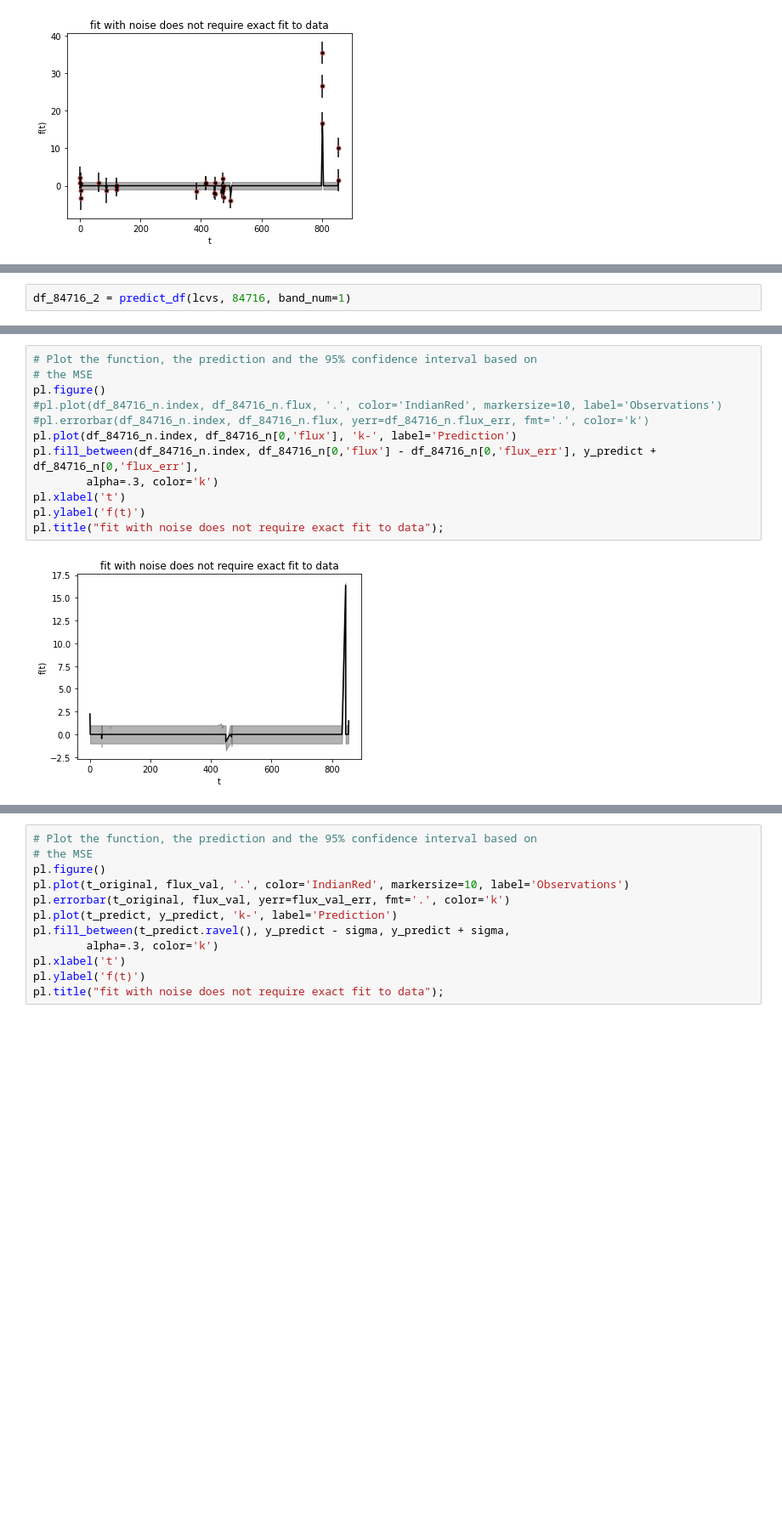
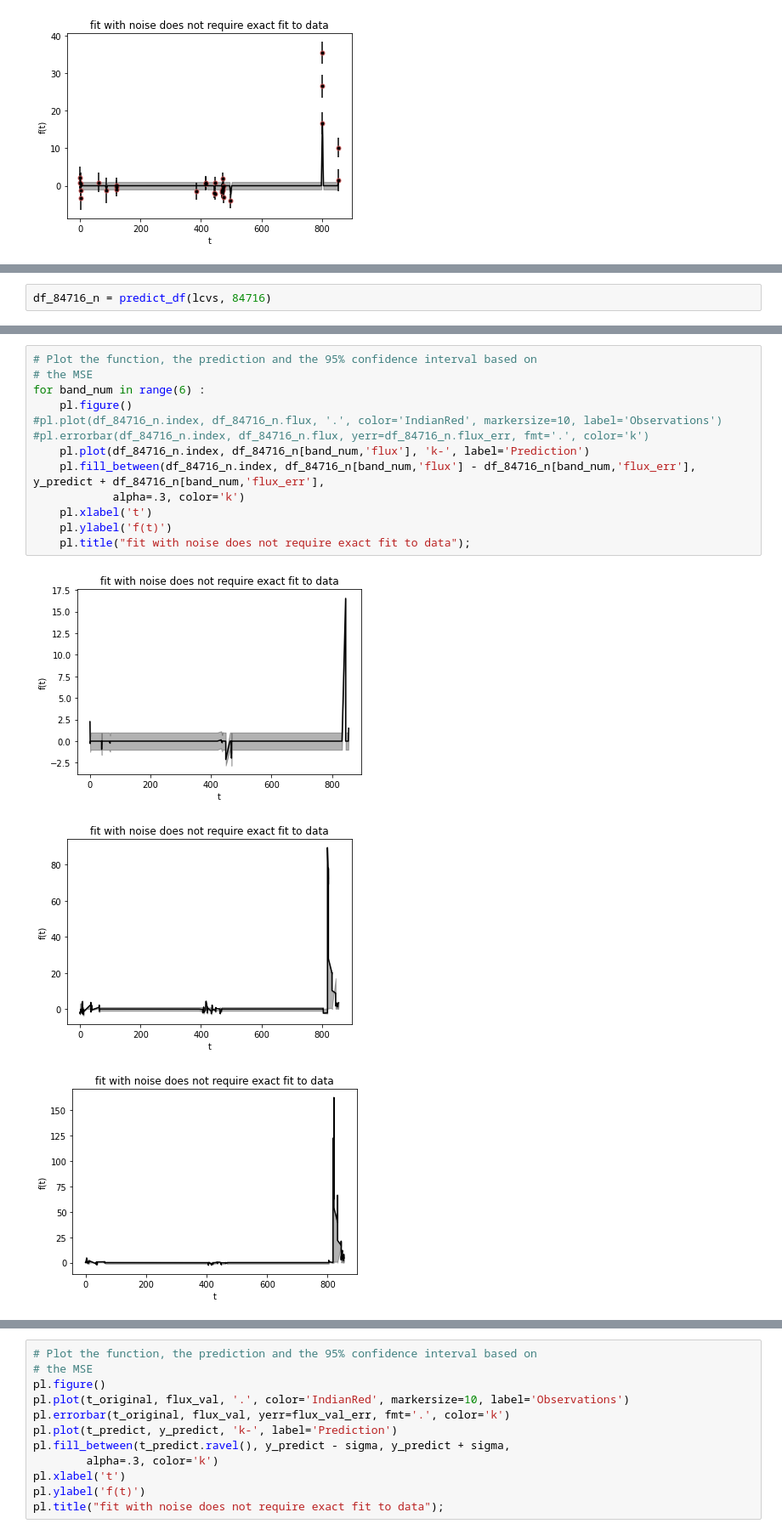
Before and after one commit to ahmadryan/MLTSA_RQudsi, a Jupyter notebook: HW9_RQudsi/Assignemnt9_MLTSA.ipynb, the cells around one changed output, grey strips where cells are left out. Shown at 85% size. Cells and saved outputs as stored; diff of their text form; blank space fills up the shorter version.

```diff
--- a/HW9_RQudsi/Assignemnt9_MLTSA.ipynb
+++ b/HW9_RQudsi/Assignemnt9_MLTSA.ipynb
@@ -249,4 +253,4 @@ def predict_df( df, obid, band_num) :
 
     return df_r
 # %%
-df_84716_2 = predict_df(lcvs, 84716, band_num=1)
+df_84716_n = predict_df(lcvs, 84716)
@@ -264,14 +266,17 @@ df_84716_n.head()
 # %%
 # Plot the function, the prediction and the 95% confidence interval based on
 # the MSE
-pl.figure()
+for band_num in range(6) :
+    pl.figure()
 #pl.plot(df_84716_n.index, df_84716_n.flux, '.', color='IndianRed', markersize=10, label='Observations')
 #pl.errorbar(df_84716_n.index, df_84716_n.flux, yerr=df_84716_n.flux_err, fmt='.', color='k')
-pl.plot(df_84716_n.index, df_84716_n[0,'flux'], 'k-', label='Prediction')
-pl.fill_between(df_84716_n.index, df_84716_n[0,'flux'] - df_84716_n[0,'flux_err'], y_predict + df_84716_n[0,'flux_err'],
-        alpha=.3, color='k')
-pl.xlabel('t')
-pl.ylabel('f(t)')
-pl.title("fit with noise does not require exact fit to data");
+    pl.plot(df_84716_n.index, df_84716_n[band_num,'flux'], 'k-', label='Prediction')
+    pl.fill_between(df_84716_n.index, df_84716_n[band_num,'flux'] - df_84716_n[band_num,'flux_err'], y_predict + df_84716_n[band_num,'flux_err'],
+            alpha=.3, color='k')
+    pl.xlabel('t')
+    pl.ylabel('f(t)')
+    pl.title("fit with noise does not require exact fit to data");
 # %% [output]
-[figure, old version]
+[figure, new version]
+[figure, added]
+[figure, added]
```
Also changed, not shown: parts of 4 cells of this notebook.
